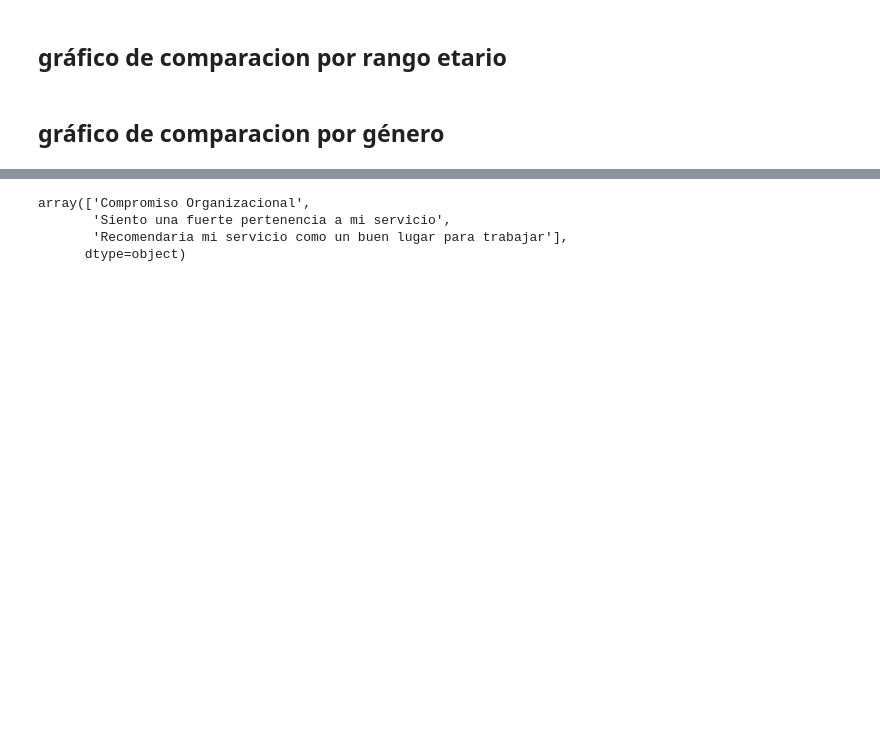
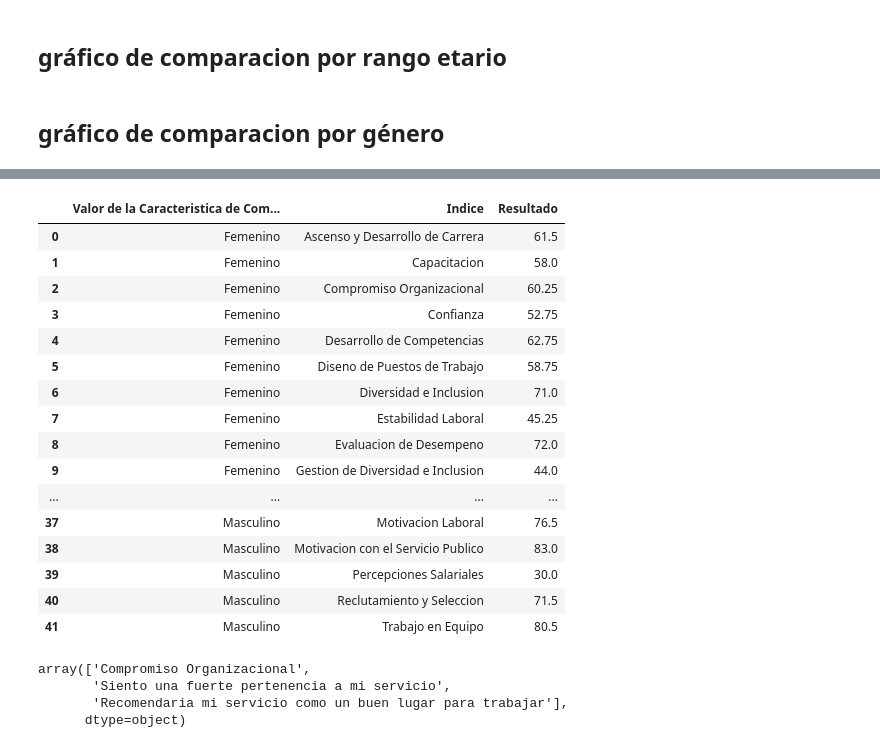
Before and after one commit to cgonzalezavalos/encuesta, a Jupyter notebook: EncuestaFuncionariosPublicos.ipynb, the cells around one changed output, grey strips where cells are left out. Drawn from its saved outputs; the diff is of its cells as text; code cells hidden in the pictures; blank space fills up the shorter version.

```diff
--- a/EncuestaFuncionariosPublicos.ipynb
+++ b/EncuestaFuncionariosPublicos.ipynb
@@ -440,3 +442,23 @@ df.query(f"Sector=='{option_1}' & Servicio=='{option_2}'  & `Caracteristica de C
+# %%
+df.query(f"Sector=='{option_1}'  & `Caracteristica de Comparacion`=='Genero' & Tipo=='Indice' & Codificacion=='Indice' & Resultado!='Respuentas Insuffientes (<10)'").groupby(['Valor de la Caracteristica de Comparacion','Indice'])['Resultado'].mean().reset_index()
+# %% [output]
+|  | Valor de la Caracteristica de Com... | Indice | Resultado |
+| 0 | Femenino | Ascenso y Desarrollo de Carrera | 61.5 |
+| 1 | Femenino | Capacitacion | 58.0 |
+| 2 | Femenino | Compromiso Organizacional | 60.25 |
+| 3 | Femenino | Confianza | 52.75 |
+| 4 | Femenino | Desarrollo de Competencias | 62.75 |
+| 5 | Femenino | Diseno de Puestos de Trabajo | 58.75 |
+| 6 | Femenino | Diversidad e Inclusion | 71.0 |
+| 7 | Femenino | Estabilidad Laboral | 45.25 |
+| 8 | Femenino | Evaluacion de Desempeno | 72.0 |
+| 9 | Femenino | Gestion de Diversidad e Inclusion | 44.0 |
+| ... | ... | ... | ... |
+| 37 | Masculino | Motivacion Laboral | 76.5 |
+| 38 | Masculino | Motivacion con el Servicio Publico | 83.0 |
+| 39 | Masculino | Percepciones Salariales | 30.0 |
+| 40 | Masculino | Reclutamiento y Seleccion | 71.5 |
+| 41 | Masculino | Trabajo en Equipo | 80.5 |
 # %%
 df[df['Indice']=='Compromiso Organizacional']['Indicador'].unique()
 # %% [output]
```
Also changed, not shown: parts of 1 cell of this notebook, 1 other file.
